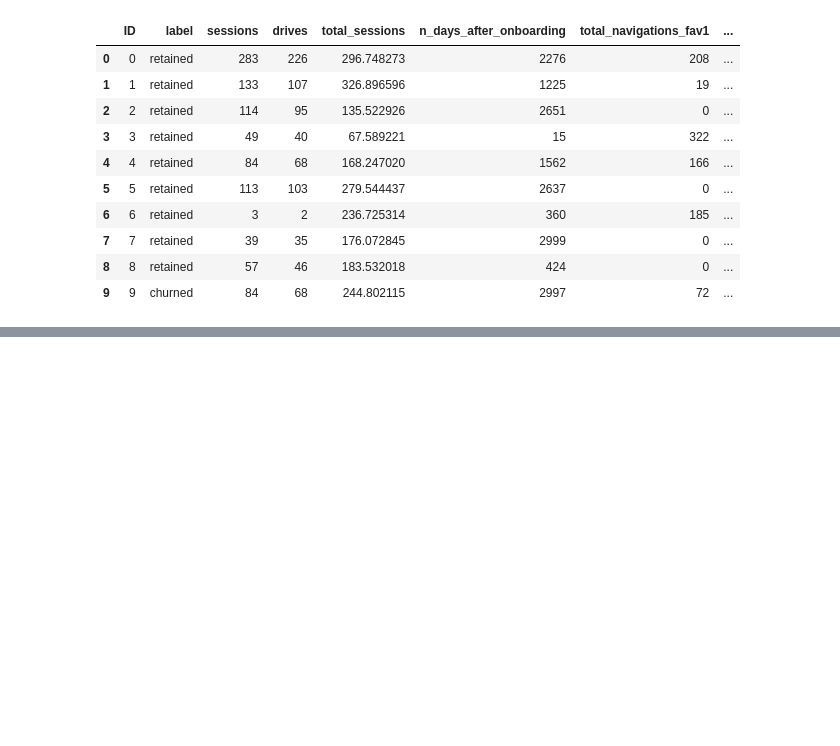
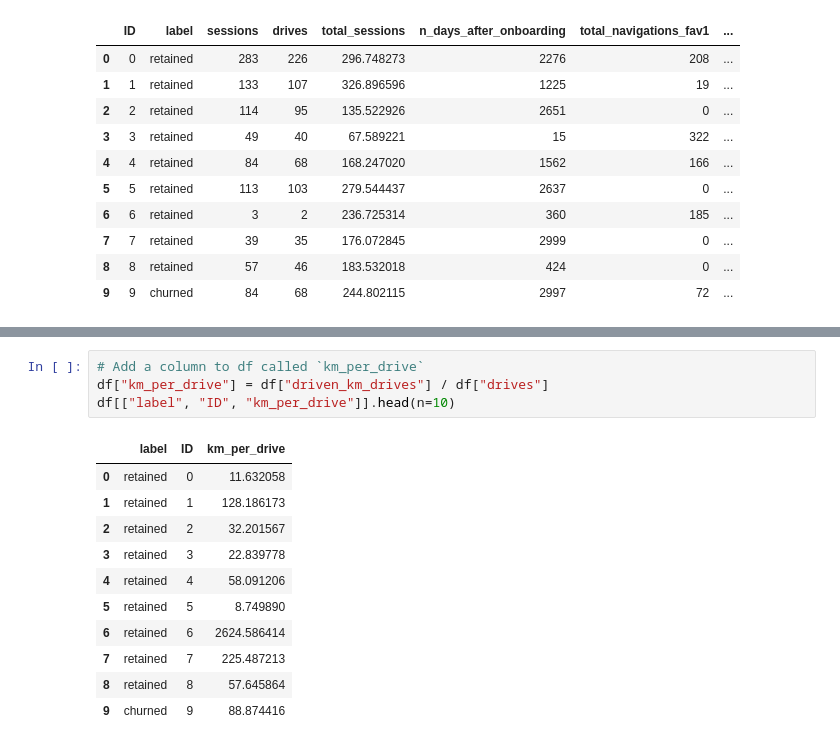
Before and after one commit to tros01/google_advanced_data_analytics, a Jupyter notebook: ga2_waze_py.ipynb, the cells around one changed output, grey strips where cells are left out. Drawn from its saved outputs; the diff is of its cells as text; blank space fills up the shorter version.

```diff
--- a/ga2_waze_py.ipynb
+++ b/ga2_waze_py.ipynb
@@ -134,0 +192,16 @@ df.groupby("device").apply(lambda x: x.isnull().sum())
+# %%
+# Add a column to df called `km_per_drive`
+df["km_per_drive"] = df["driven_km_drives"] / df["drives"]
+df[["label", "ID", "km_per_drive"]].head(n=10)
+# %% [output]
+|  | label | ID | km_per_drive |
+| 0 | retained | 0 | 11.632058 |
+| 1 | retained | 1 | 128.186173 |
+| 2 | retained | 2 | 32.201567 |
+| 3 | retained | 3 | 22.839778 |
+| 4 | retained | 4 | 58.091206 |
+| 5 | retained | 5 | 8.749890 |
+| 6 | retained | 6 | 2624.586414 |
+| 7 | retained | 7 | 225.487213 |
+| 8 | retained | 8 | 57.645864 |
+| 9 | churned | 9 | 88.874416 |
```
Also changed, not shown: parts of 14 cells of this notebook.
